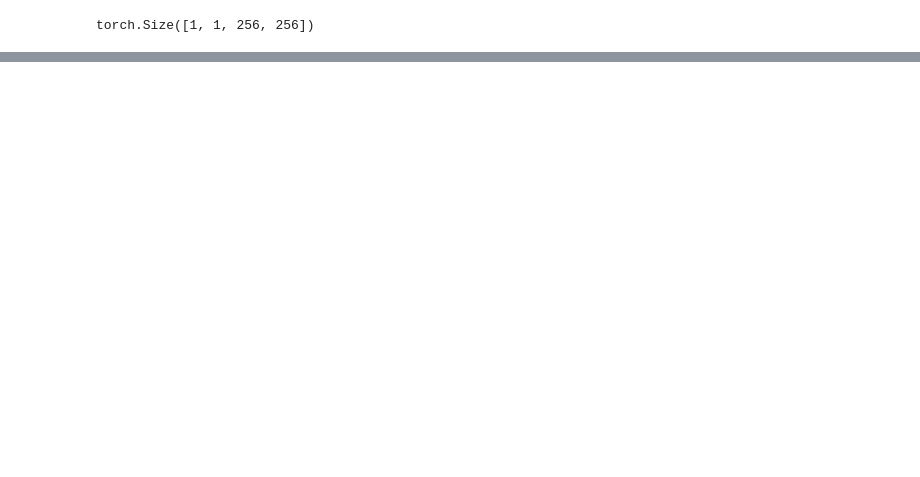
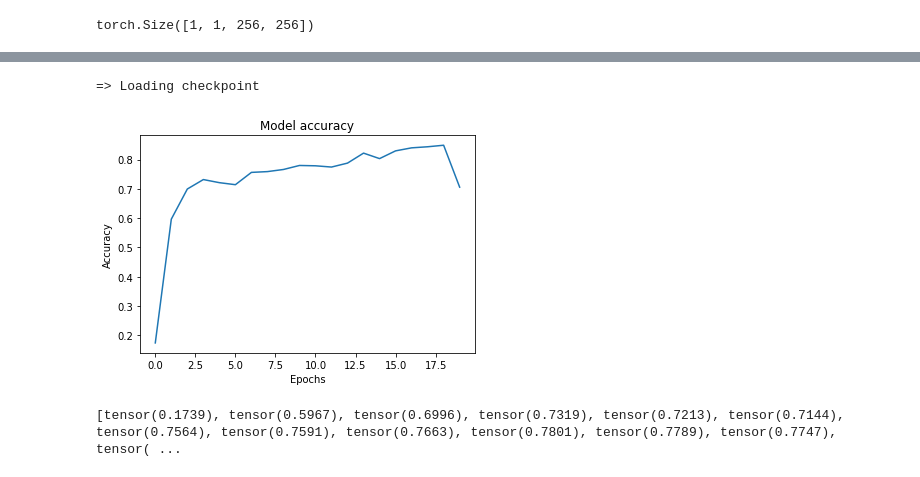
Before and after one commit to BaiqingL/CS523-Final, a Jupyter notebook: tumorSegmentation.ipynb, the cells around one changed output, grey strips where cells are left out. Drawn from its saved outputs; the diff is of its cells as text; code cells hidden in the pictures; blank space fills up the shorter version.

```diff
--- a/tumorSegmentation.ipynb
+++ b/tumorSegmentation.ipynb
@@ -427,5 +451,23 @@ over-fitting possibility, skipping...
+# %%
+# Load best model
+
+load_checkpoint(torch.load("my_checkpoint.pth.tar"), unet)
+# %% [output]
+=> Loading checkpoint
 # %%
 predictions = generate_predictions(val_loader, unet)
+# %%
+cpu_accuracy = [elem.cpu() for elem in accuracy]
+x = np.arange(0, len(accuracy))
+plt.title("Model accuracy")
+plt.xlabel("Epochs")
+plt.ylabel("Accuracy")
+plt.plot(x, cpu_accuracy)
+plt.show()
+print(cpu_accuracy)
+# %% [output]
+[figure, added]
+[tensor(0.1739), tensor(0.5967), tensor(0.6996), tensor(0.7319), tensor(0.7213), tensor(0.7144), tensor(0.7564), tensor(0.7591), tensor(0.7663), tensor(0.7801), tensor(0.7789), tensor(0.7747), tensor( ...
 # %%
 for i in range(30):
     plot_image(predictions, i)
```
Also changed, not shown: parts of 5 cells of this notebook, 1 other file.
